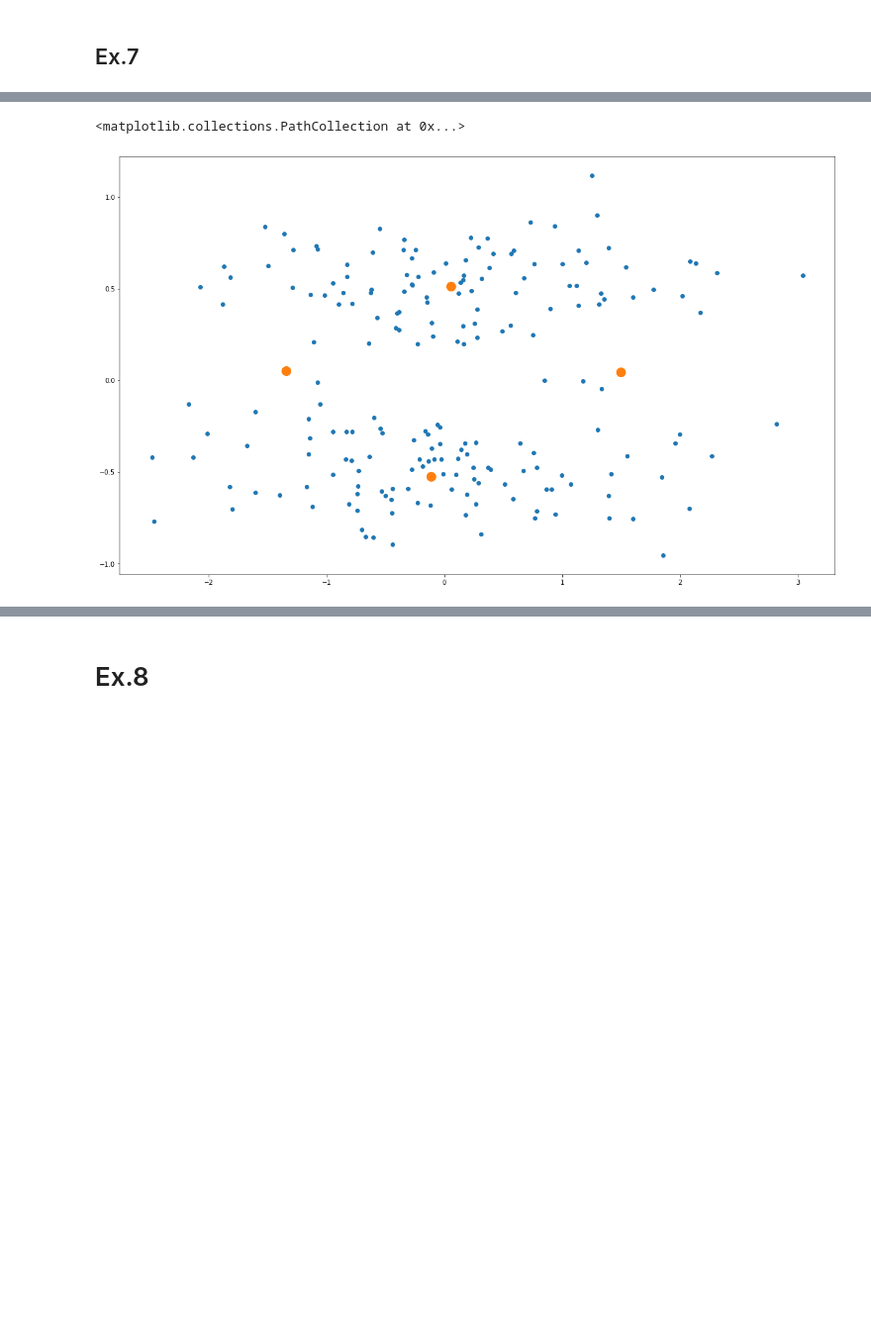
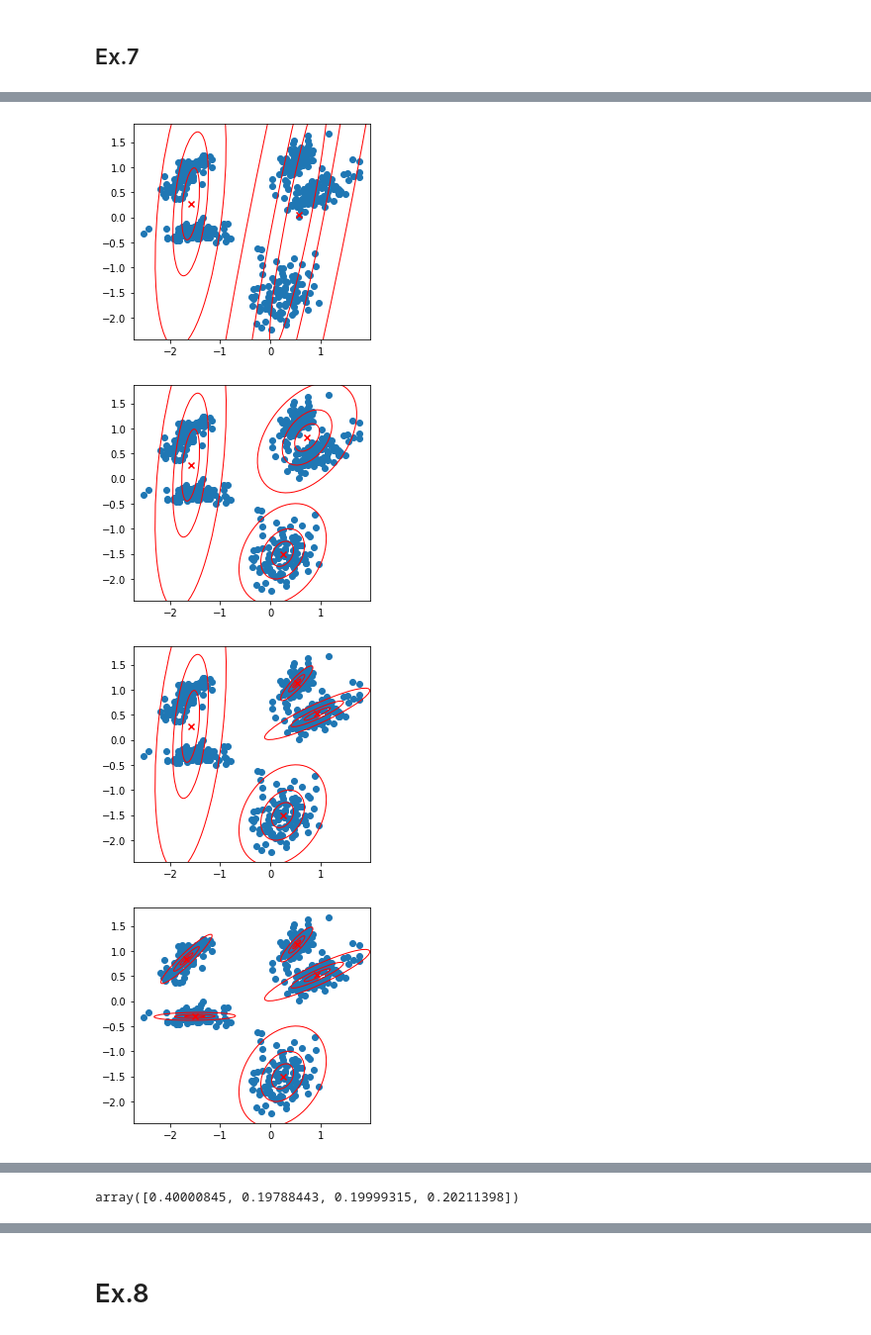
Before and after one commit to olhorst/ML_tests, a Jupyter notebook: problem_set2/Agglo.ipynb, the cells around one changed output, grey strips where cells are left out. Shown: that part at 99% size. Drawn from its saved outputs; the diff is of its cells as text; code cells hidden in the pictures; blank space fills up the shorter version.

```diff
--- a/problem_set2/Agglo.ipynb
+++ b/problem_set2/Agglo.ipynb
@@ -134,3 +144,27 @@ def get_optimal_kmeans(X, k, reps=10):
         if err<=np.min(toterr):
             lowmu, lowr, lowerr = mu, r, err
     return lowmu, lowr, lowerr
+# %%
+def norm_pdf(X, mu, C):
+    """ Computes probability density function for multivariate gaussian
+
+    Input:
+    X: (n x d) data matrix with each datapoint in one column
+    mu: vector for center
+    C: covariance matrix
+
+    Output:
+    pdf value for each data point
+    """
+    def log_pdf(X, mu, C):
+        n, d = X.shape
+        inv = la.solve(C, (X - mu).T).T
+        maha = np.einsum('ij,ij->i', (X-mu), inv)
+        # Directly calculates log(det(C)), bypassing the numerical issues
+        # of calculating the determinant of C, which can be very close to zero
+        _, logdet = la.slogdet(C)
+        log2pi = np.log(2 * np.pi)
+        return -0.5 * (d * log2pi + logdet + maha)
+
+    logpdf = log_pdf(X, mu, C)
+    return np.exp(logpdf), logpdf
@@ -153,0 +390,19 @@ gauss2 = gauss2.T
+# %%
+g52gpi, g52gmu, g52gsigma, g52gloglik = em_gmm(gauss5, 2, init_kmeans=False)
+g53gpi, g53gmu, g53gsigma, g53gloglik = em_gmm(gauss5, 3, init_kmeans=False)
+g54gpi, g54gmu, g54gsigma, g54gloglik = em_gmm(gauss5, 4, init_kmeans=False)
+g55gpi, g55gmu, g55gsigma, g55gloglik = em_gmm(gauss5, 5, init_kmeans=False)
+g56gpi, g56gmu, g56gsigma, g56gloglik = em_gmm(gauss5, 6, init_kmeans=False)
+g57gpi, g57gmu, g57gsigma, g57gloglik = em_gmm(gauss5, 7, init_kmeans=False)
+# %%
+plot_gmm_solution(gauss5, g52gmu, g52gsigma)
+plot_gmm_solution(gauss5, g53gmu, g53gsigma)
+plot_gmm_solution(gauss5, g54gmu, g54gsigma)
+plot_gmm_solution(gauss5, g55gmu, g55gsigma)
+plot_gmm_solution(gauss5, g56gmu, g56gsigma)
+plot_gmm_solution(gauss5, g57gmu, g57gsigma)
+# %% [output]
+[figure, added]
+[figure, added]
+[figure, added]
+[figure, added]
@@ -154 +411,5 @@ gauss2 = gauss2.T
+# %%
+g54gpi
+# %% [output]
+array([0.40000845, 0.19788443, 0.19999315, 0.20211398])
 # %%
@@ -166,21 +420,3 @@ axis.scatter(gauss5.T[0], gauss5.T[1])
 axis.scatter(g55mu.T[0], g55mu.T[1])
 #axis.scatter(g56mu.T[0], g56mu.T[1])
 #axis.scatter(g57mu.T[0], g57mu.T[1])
-# %%
-g22mu, g22r, g22err = get_optimal_kmeans(gauss2, 2, False)
-g23mu, g23r, g23err = get_optimal_kmeans(gauss2, 3, False)
-g24mu, g24r, g24err = get_optimal_kmeans(gauss2, 4, False)
-g25mu, g25r, g25err = get_optimal_kmeans(gauss2, 5, False)
-g26mu, g26r, g26err = get_optimal_kmeans(gauss2, 6, False)
-g27mu, g27r, g27err = get_optimal_kmeans(gauss2, 7, False)
-fig, axis = plt.subplots(nrows=1, ncols=1, figsize=(20, 12))
-axis.scatter(gauss2.T[0], gauss2.T[1])
-#axis.scatter(g22mu.T[0], g22mu.T[1], s=200)
-#axis.scatter(g23mu.T[0], g23mu.T[1], s=200)
-axis.scatter(g24mu.T[0], g24mu.T[1], s=200)
-#axis.scatter(g25mu.T[0], g25mu.T[1], s=200)
-#axis.scatter(g26mu.T[0], g26mu.T[1], s=200)
-#axis.scatter(g27mu.T[0], g27mu.T[1], s=200)
-# %% [output]
-<matplotlib.collections.PathCollection at 0x...>
-[figure, removed]
```
Also changed, not shown: parts of 56 cells of this notebook, 4 other files.
